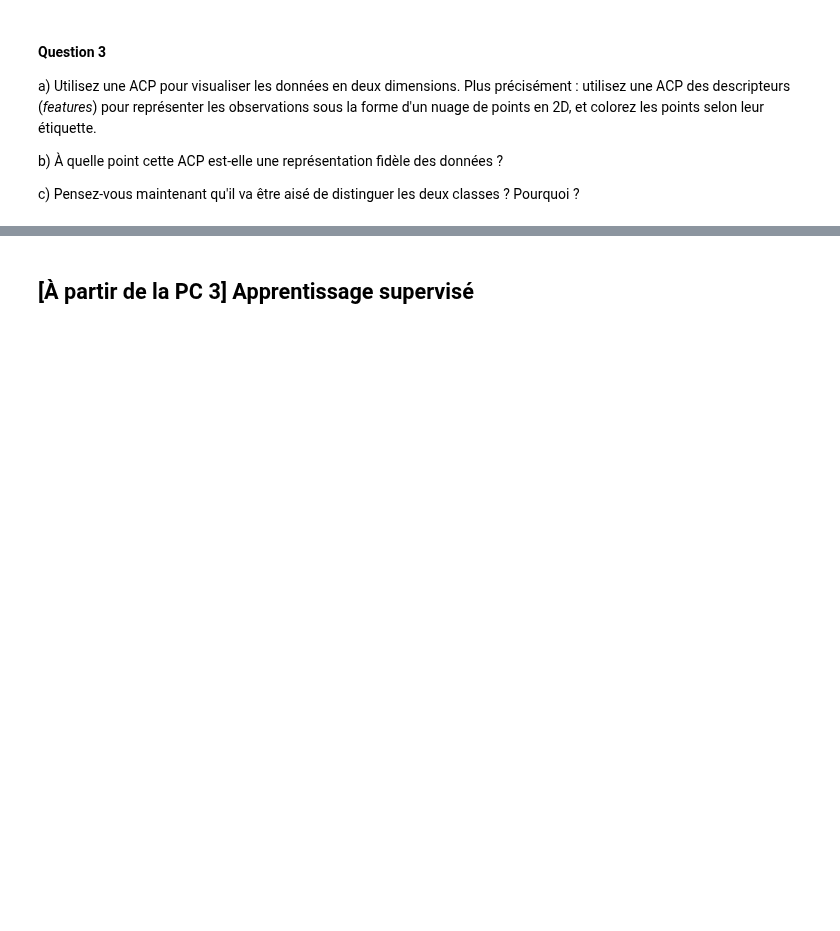
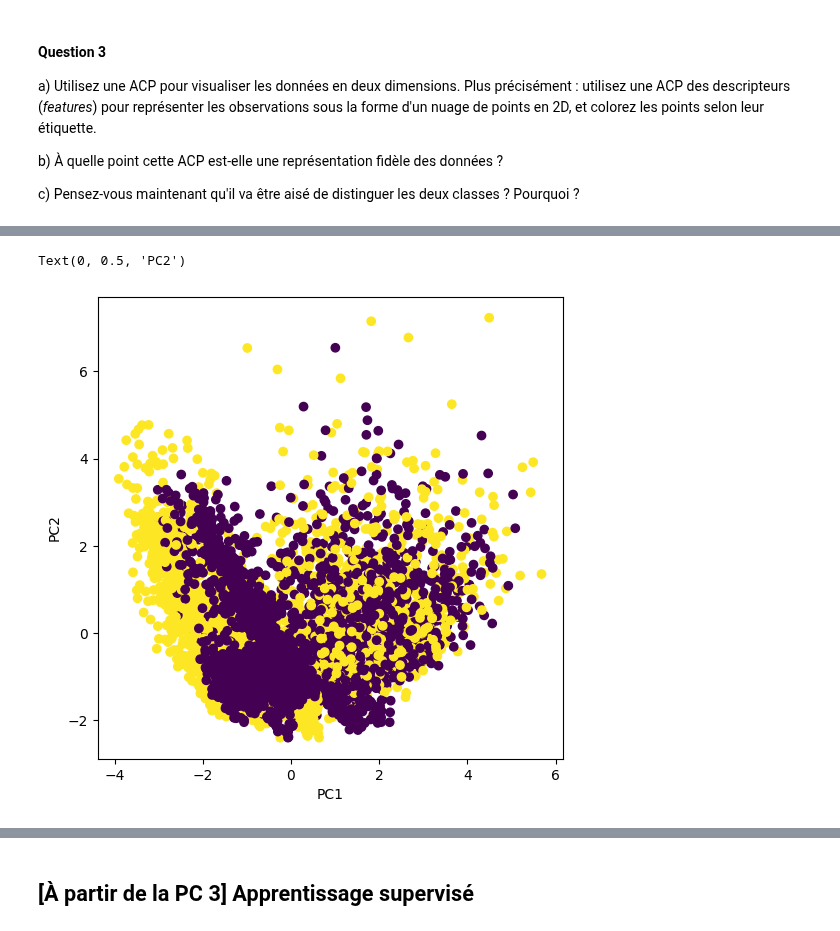
Before and after one commit to VDeumier/Projet_SDD, a Jupyter notebook: Projet_SDD_2024.ipynb, the cells around one changed output, grey strips where cells are left out. Drawn from its saved outputs; the diff is of its cells as text; code cells hidden in the pictures; blank space fills up the shorter version.

```diff
--- a/Projet_SDD_2024.ipynb
+++ b/Projet_SDD_2024.ipynb
@@ -107,3 +118,12 @@ a) Utilisez une ACP pour visualiser les données en deux dimensions. Plus préci
 b) À quelle point cette ACP est-elle une représentation fidèle des données ?
 
 c) Pensez-vous maintenant qu'il va être aisé de distinguer les deux classes ? Pourquoi ?
+# %%
+from sklearn import preprocessing , decomposition
+std_scale = preprocessing.StandardScaler().fit(X_public)
+X_scaled = std_scale.transform(X_public)
+pca = decomposition.PCA(n_components=2)
+pca.fit(X_scaled)
+X_projected = pca.transform(X_scaled)
+pcs = pca.components_
+X_projected
@@ -109,0 +138,8 @@ c) Pensez-vous maintenant qu'il va être aisé de distinguer les deux classes ?
+# %%
+fig = plt.figure(figsize=(6, 6))
+plt.scatter(X_projected[:,0], X_projected[:,1], c = df_public["couvert"], )
+plt.xlabel("PC1")
+plt.ylabel("PC2")
+# %% [output]
+Text(0, 0.5, 'PC2')
+[figure, added]
```
Also changed, not shown: parts of 5 cells of this notebook.
